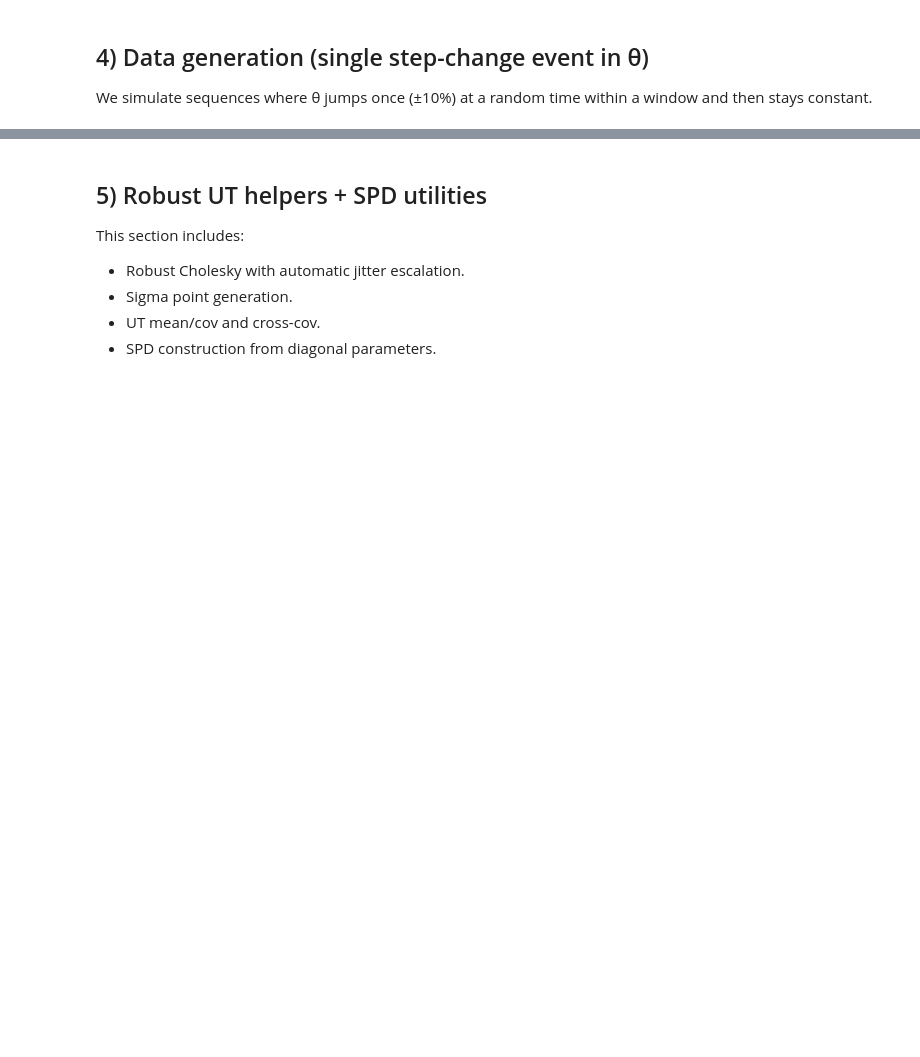
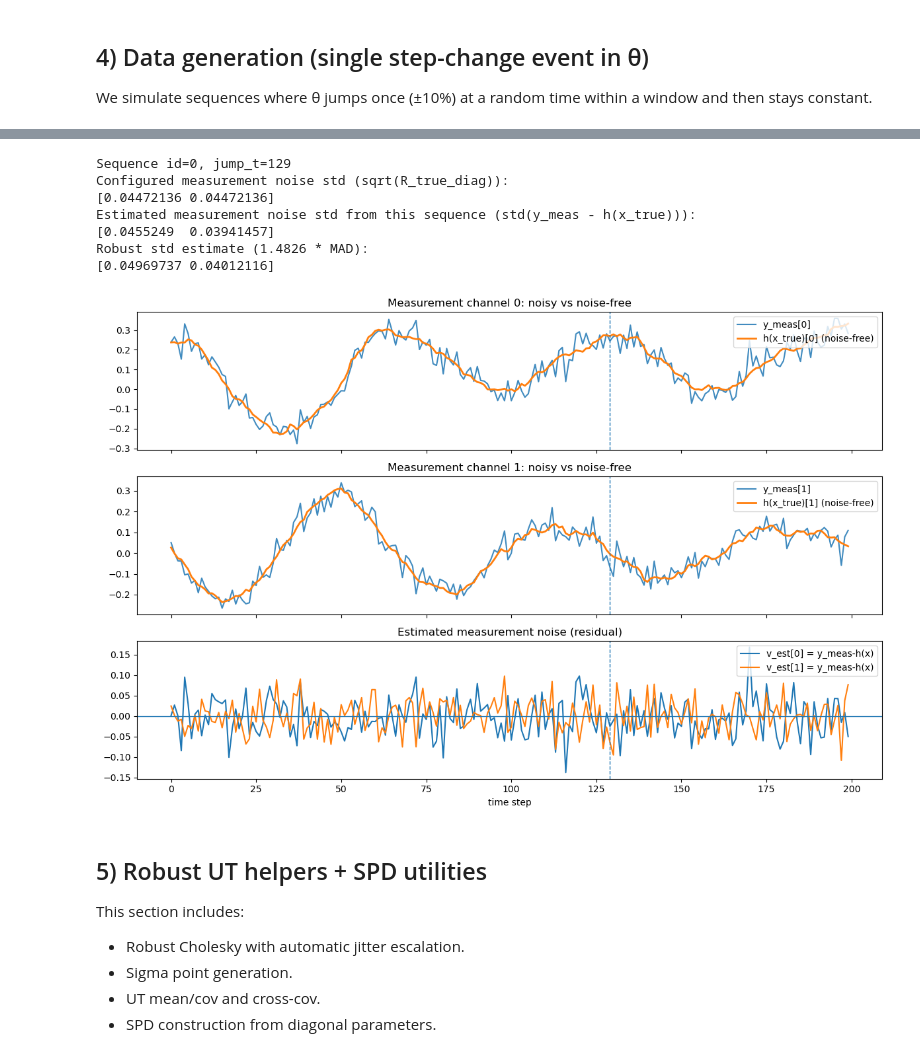
Before and after one commit to kmh6935/Unscented-KalmanNet, a Jupyter notebook: ukn_augmented_stepchange_with_ReLoBRaLo.ipynb, the cells around one changed output, grey strips where cells are left out. Saved outputs shown, nothing was run; the diff lists cells and outputs as text; code cells hidden in the pictures; blank space fills up the shorter version.

```diff
--- a/ukn_augmented_stepchange_with_ReLoBRaLo.ipynb
+++ b/ukn_augmented_stepchange_with_ReLoBRaLo.ipynb
@@ -51,7 +51,7 @@ class Config:
     n_test: int = 128
 
     # Parameter step-change (single jump, then hold)
-    jump_frac: float = 0.10
+    jump_frac: float = 0.20
     jump_window: Tuple[int,int] = (60, 140)
 
     # True noises (for synthetic data)
@@ -210,0 +250,74 @@ train shapes: (256, 200, 3) (256, 200, 2)
+# %%
+# --- Check noise magnitude: compare noise-free vs noisy measurements (one sequence + stats) ---
+
+import numpy as np
+import torch
+import matplotlib.pyplot as plt
+
+seq_id = 0   # change if needed
+
+x_seq = train_data["x_true"][seq_id]   # (T, nx)  (includes process noise already)
+y_seq = train_data["y_meas"][seq_id]   # (T, ny)
+jt    = train_data["jump_t"][seq_id]
+T     = x_seq.shape[0]
+
+# 1) Compute noise-free measurement y_clean = h(x_true)
+x_torch = torch.tensor(x_seq, dtype=torch.float64)  # (T, nx)
+with torch.no_grad():
+    y_clean = h_x(x_torch).cpu().numpy()            # (T, ny)
+
+# 2) Measurement noise estimate (since y_meas = y_clean + v)
+v_est = y_seq - y_clean
+
+# 3) Print statistics vs configured R
+print(f"Sequence id={seq_id}, jump_t={jt}")
+print("Configured measurement noise std (sqrt(R_true_diag)):")
+print(np.sqrt(np.array(CFG.R_true_diag)))
+print("Estimated measurement noise std from this sequence (std(y_meas - h(x_true))):")
+print(v_est.std(axis=0))
+
+# Optional: show robust std (less sensitive to outliers)
+mad = np.median(np.abs(v_est - np.median(v_est, axis=0)), axis=0)
+robust_std = 1.4826 * mad
+print("Robust std estimate (1.4826 * MAD):")
+print(robust_std)
+
+# 4) Plot y_meas vs y_clean and the noise residual
+t = np.arange(T)
+
+fig, axes = plt.subplots(3, 1, figsize=(12, 8), sharex=True)
+
+# y[0]
+axes[0].plot(t, y_seq[:,0], label="y_meas[0]", alpha=0.85)
+axes[0].plot(t, y_clean[:,0], label="h(x_true)[0] (noise-free)", linewidth=2)
+axes[0].axvline(jt, ls="--", lw=1)
+axes[0].set_title("Measurement channel 0: noisy vs noise-free")
+axes[0].legend(loc="upper right")
+
+# y[1]
+axes[1].plot(t, y_seq[:,1], label="y_meas[1]", alpha=0.85)
+axes[1].plot(t, y_clean[:,1], label="h(x_true)[1] (noise-free)", linewidth=2)
+axes[1].axvline(jt, ls="--", lw=1)
+axes[1].set_title("Measurement channel 1: noisy vs noise-free")
+axes[1].legend(loc="upper right")
+
+# residuals
+axes[2].plot(t, v_est[:,0], label="v_est[0] = y_meas-h(x)")
+axes[2].plot(t, v_est[:,1], label="v_est[1] = y_meas-h(x)")
+axes[2].axhline(0.0, lw=1)
+axes[2].axvline(jt, ls="--", lw=1)
+axes[2].set_title("Estimated measurement noise (residual)")
+axes[2].legend(loc="upper right")
+
+axes[-1].set_xlabel("time step")
+plt.tight_layout()
+plt.show()
+# %% [output]
+Sequence id=0, jump_t=129
+Configured measurement noise std (sqrt(R_true_diag)):
+[0.04472136 0.04472136]
+Estimated measurement noise std from this sequence (std(y_meas - h(x_true))):
+[0.0455249  0.03941457]
+Robust std estimate (1.4826 * MAD):
+[0.04969737 0.04012116]
+[figure, added]
```
Also changed, not shown: parts of 5 cells of this notebook, 5 other files.
